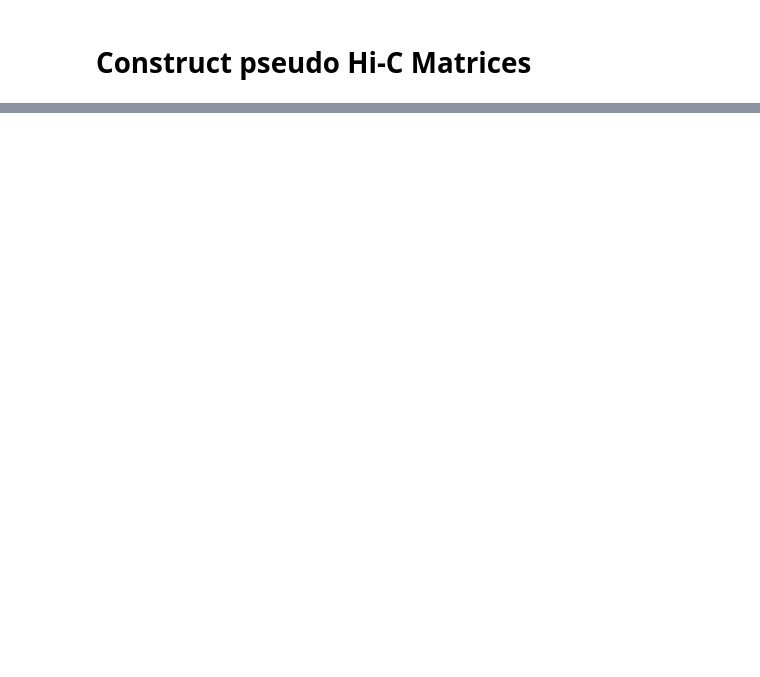
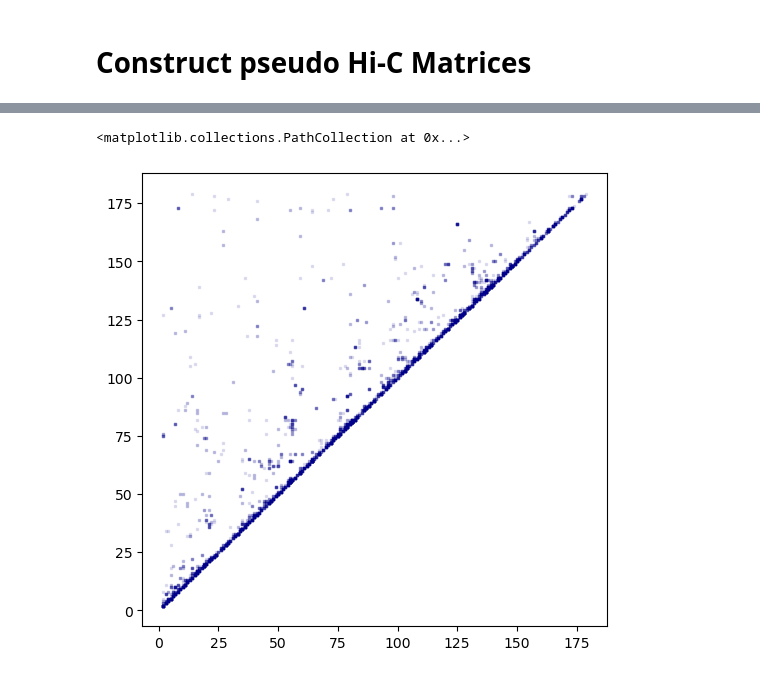
Before and after one commit to CooperStansbury/scPoreC-analysis, a Jupyter notebook: notebooks/single_chromosome_analysis.ipynb, the cells around one changed output, grey strips where cells are left out. Drawn from its saved outputs; the diff is of its cells as text; code cells hidden in the pictures; blank space fills up the shorter version.

```diff
--- a/notebooks/single_chromosome_analysis.ipynb
+++ b/notebooks/single_chromosome_analysis.ipynb
@@ -326,0 +406,16 @@ break
+# %%
+# filter out non-chromosomal sections of the genome
+
+def chromosomalFilter(df, assembly):
+    allChromosomes = assembly['RefSeq accession'].str.strip().to_list()
+
+    mask = (df['align1_chrom'].isin(allChromosomes)) & (df['align2_chrom'].isin(allChromosomes))
+    df = df[mask].reset_index()
+    return df
+
+
+print(f"{df.shape=}")
+df = chromosomalFilter(df, assembly)
+currentRecords = df.shape[0]
+print(f"{df.shape=}")
+print(f"{currentRecords/totalRecords=:.4f}")
@@ -498,0 +708,14 @@ plotHiCscatter(chr2, params)
+# %%
+alpha = 0.1
+size = 1
+
+
+plt.scatter(chr2['align1_chrom2Bin'],
+            chr2['align2_chrom2Bin'],
+            marker='s',
+            s=size,
+            alpha=alpha,
+            c='darkblue')
+# %% [output]
+<matplotlib.collections.PathCollection at 0x...>
+[figure, added]
```
Also changed, not shown: parts of 38 cells of this notebook.
